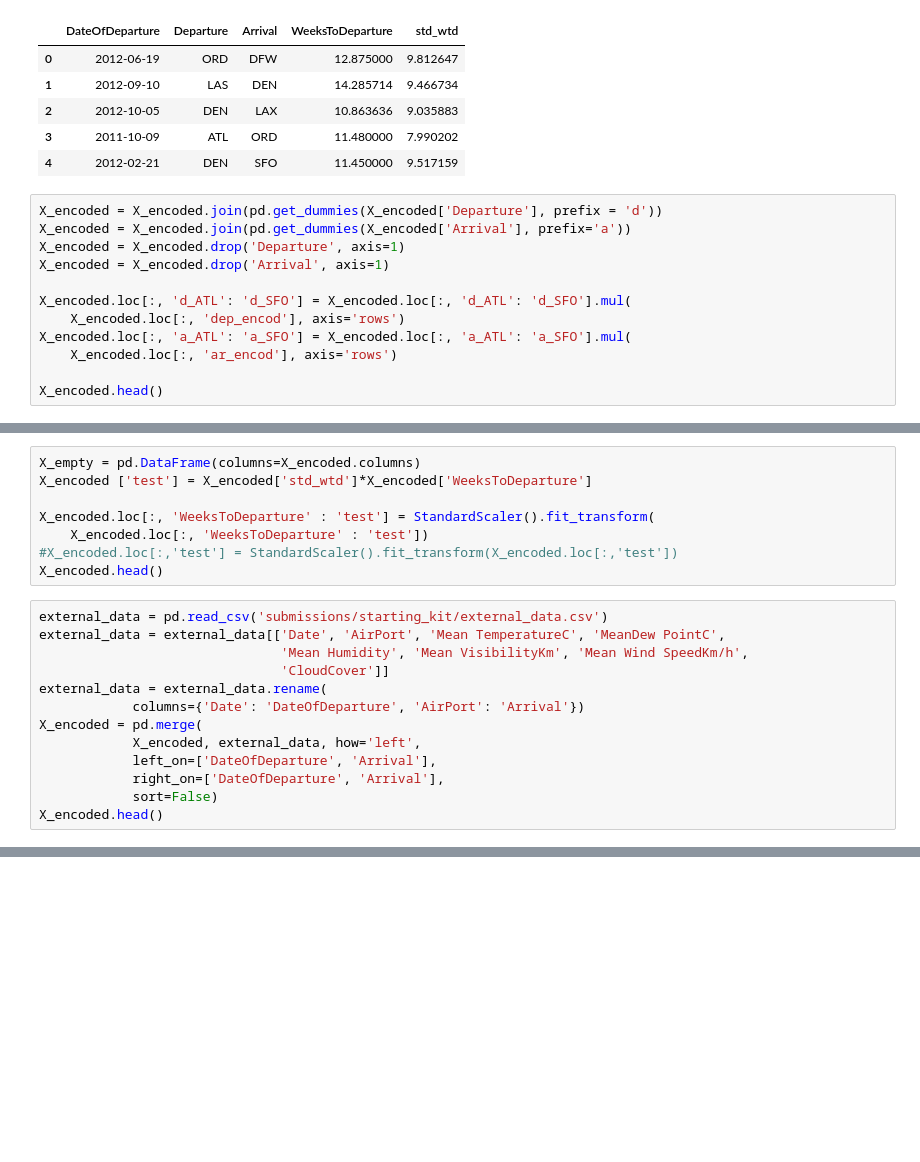
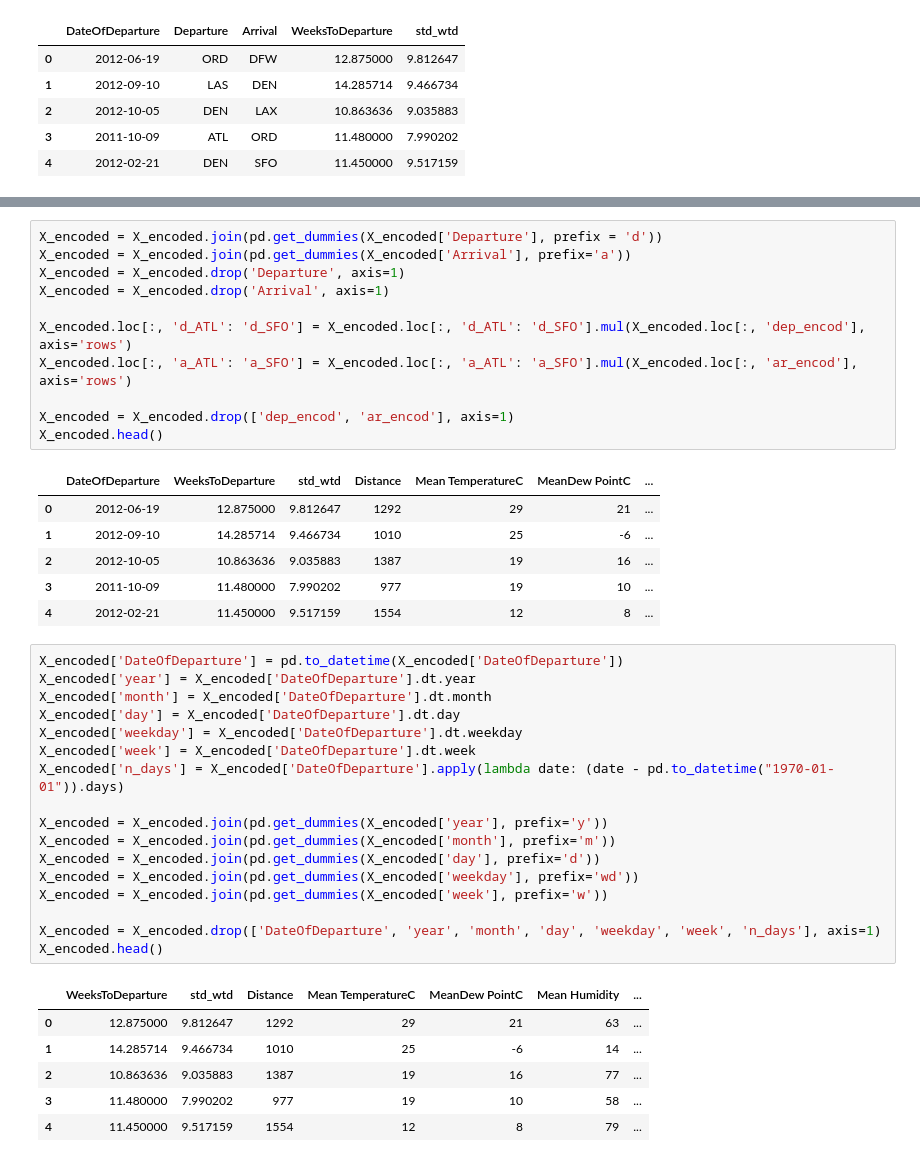
Before and after one commit to AdrienToulouse/Predicting_air_traffic, a Jupyter notebook: Polo's feature_extractors.ipynb, the cells around one changed output, grey strips where cells are left out. Drawn from its saved outputs; the diff is of its cells as text; blank space fills up the shorter version.

```diff
--- a/Polo's feature_extractors.ipynb
+++ b/Polo's feature_extractors.ipynb
@@ -53,15 +27,3 @@ X_encoded.head()
 | 2 | 2012-10-05 | DEN | LAX | 10.863636 | 9.035883 |
 | 3 | 2011-10-09 | ATL | ORD | 11.480000 | 7.990202 |
 | 4 | 2012-02-21 | DEN | SFO | 11.450000 | 9.517159 |
-# %%
-X_encoded = X_encoded.join(pd.get_dummies(X_encoded['Departure'], prefix = 'd'))
-X_encoded = X_encoded.join(pd.get_dummies(X_encoded['Arrival'], prefix='a'))
-X_encoded = X_encoded.drop('Departure', axis=1)
-X_encoded = X_encoded.drop('Arrival', axis=1)
-
-X_encoded.loc[:, 'd_ATL': 'd_SFO'] = X_encoded.loc[:, 'd_ATL': 'd_SFO'].mul(
-    X_encoded.loc[:, 'dep_encod'], axis='rows')
-X_encoded.loc[:, 'a_ATL': 'a_SFO'] = X_encoded.loc[:, 'a_ATL': 'a_SFO'].mul(
-    X_encoded.loc[:, 'ar_encod'], axis='rows')
-
-X_encoded.head()
@@ -75,21 +29,0 @@ X_encoded.head()
-# %%
-X_empty = pd.DataFrame(columns=X_encoded.columns)
-X_encoded ['test'] = X_encoded['std_wtd']*X_encoded['WeeksToDeparture']
-
-X_encoded.loc[:, 'WeeksToDeparture' : 'test'] = StandardScaler().fit_transform(
-    X_encoded.loc[:, 'WeeksToDeparture' : 'test'])
-#X_encoded.loc[:,'test'] = StandardScaler().fit_transform(X_encoded.loc[:,'test'])
-X_encoded.head()
-# %%
-external_data = pd.read_csv('submissions/starting_kit/external_data.csv')
-external_data = external_data[['Date', 'AirPort', 'Mean TemperatureC', 'MeanDew PointC',
-                               'Mean Humidity', 'Mean VisibilityKm', 'Mean Wind SpeedKm/h',
-                               'CloudCover']]
-external_data = external_data.rename(
-            columns={'Date': 'DateOfDeparture', 'AirPort': 'Arrival'})
-X_encoded = pd.merge(
-            X_encoded, external_data, how='left',
-            left_on=['DateOfDeparture', 'Arrival'],
-            right_on=['DateOfDeparture', 'Arrival'],
-            sort=False)
-X_encoded.head()
@@ -115,0 +48,42 @@ X_encoded.head()
+# %%
+X_encoded = X_encoded.join(pd.get_dummies(X_encoded['Departure'], prefix = 'd'))
+X_encoded = X_encoded.join(pd.get_dummies(X_encoded['Arrival'], prefix='a'))
+X_encoded = X_encoded.drop('Departure', axis=1)
+X_encoded = X_encoded.drop('Arrival', axis=1)
+
+X_encoded.loc[:, 'd_ATL': 'd_SFO'] = X_encoded.loc[:, 'd_ATL': 'd_SFO'].mul(X_encoded.loc[:, 'dep_encod'], axis='rows')
+X_encoded.loc[:, 'a_ATL': 'a_SFO'] = X_encoded.loc[:, 'a_ATL': 'a_SFO'].mul(X_encoded.loc[:, 'ar_encod'], axis='rows')
+
+X_encoded = X_encoded.drop(['dep_encod', 'ar_encod'], axis=1)
+X_encoded.head()
+# %% [output]
+|  | DateOfDeparture | WeeksToDeparture | std_wtd | Distance | Mean TemperatureC | MeanDew PointC | ... |
+| 0 | 2012-06-19 | 12.875000 | 9.812647 | 1292 | 29 | 21 | ... |
+| 1 | 2012-09-10 | 14.285714 | 9.466734 | 1010 | 25 | -6 | ... |
+| 2 | 2012-10-05 | 10.863636 | 9.035883 | 1387 | 19 | 16 | ... |
+| 3 | 2011-10-09 | 11.480000 | 7.990202 | 977 | 19 | 10 | ... |
+| 4 | 2012-02-21 | 11.450000 | 9.517159 | 1554 | 12 | 8 | ... |
+# %%
+X_encoded['DateOfDeparture'] = pd.to_datetime(X_encoded['DateOfDeparture'])
+X_encoded['year'] = X_encoded['DateOfDeparture'].dt.year
+X_encoded['month'] = X_encoded['DateOfDeparture'].dt.month
+X_encoded['day'] = X_encoded['DateOfDeparture'].dt.day
+X_encoded['weekday'] = X_encoded['DateOfDeparture'].dt.weekday
+X_encoded['week'] = X_encoded['DateOfDeparture'].dt.week
+X_encoded['n_days'] = X_encoded['DateOfDeparture'].apply(lambda date: (date - pd.to_datetime("1970-01-01")).days)
+
+X_encoded = X_encoded.join(pd.get_dummies(X_encoded['year'], prefix='y'))
+X_encoded = X_encoded.join(pd.get_dummies(X_encoded['month'], prefix='m'))
+X_encoded = X_encoded.join(pd.get_dummies(X_encoded['day'], prefix='d'))
+X_encoded = X_encoded.join(pd.get_dummies(X_encoded['weekday'], prefix='wd'))
+X_encoded = X_encoded.join(pd.get_dummies(X_encoded['week'], prefix='w'))
+
+X_encoded = X_encoded.drop(['DateOfDeparture', 'year', 'month', 'day', 'weekday', 'week', 'n_days'], axis=1)
+X_encoded.head()
+# %% [output]
+|  | WeeksToDeparture | std_wtd | Distance | Mean TemperatureC | MeanDew PointC | Mean Humidity | ... |
+| 0 | 12.875000 | 9.812647 | 1292 | 29 | 21 | 63 | ... |
+| 1 | 14.285714 | 9.466734 | 1010 | 25 | -6 | 14 | ... |
+| 2 | 10.863636 | 9.035883 | 1387 | 19 | 16 | 77 | ... |
+| 3 | 11.480000 | 7.990202 | 977 | 19 | 10 | 58 | ... |
+| 4 | 11.450000 | 9.517159 | 1554 | 12 | 8 | 79 | ... |
```
Also changed, not shown: parts of 21 cells of this notebook, 14 other files.
